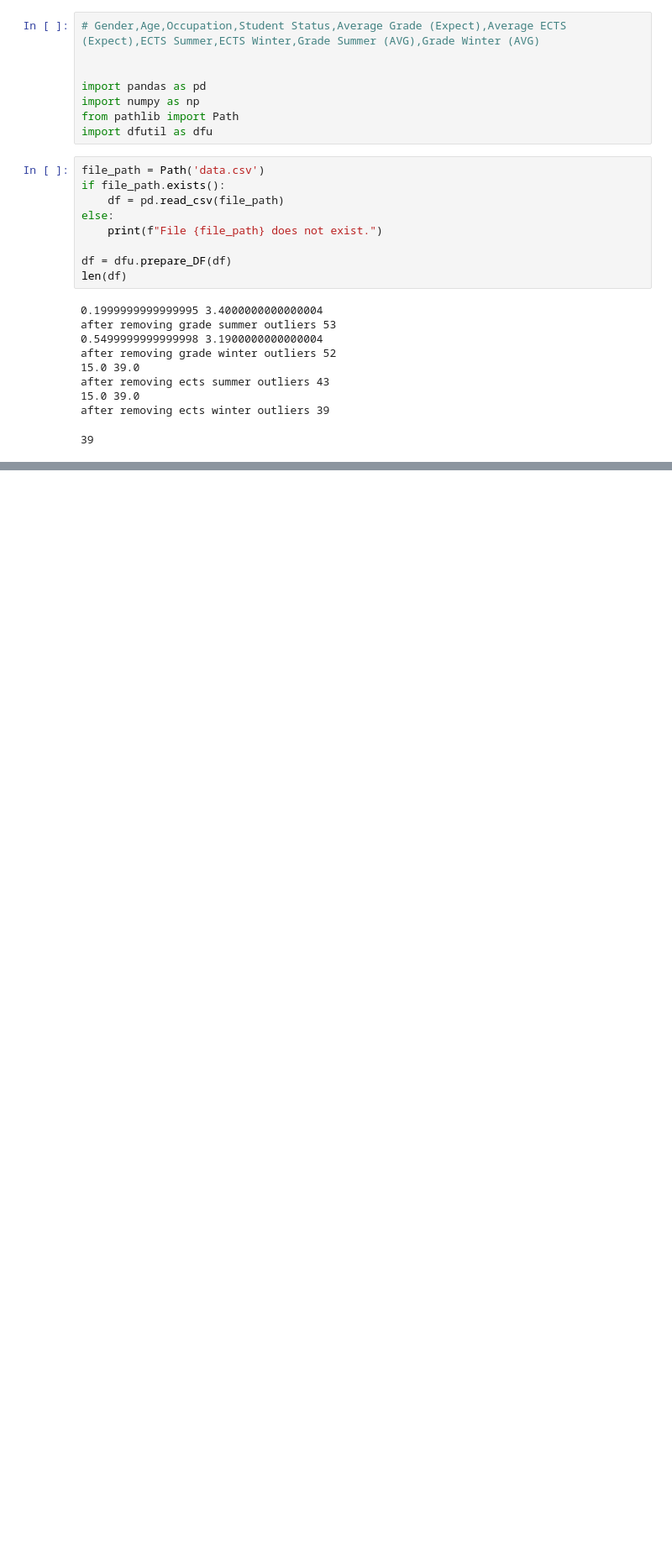
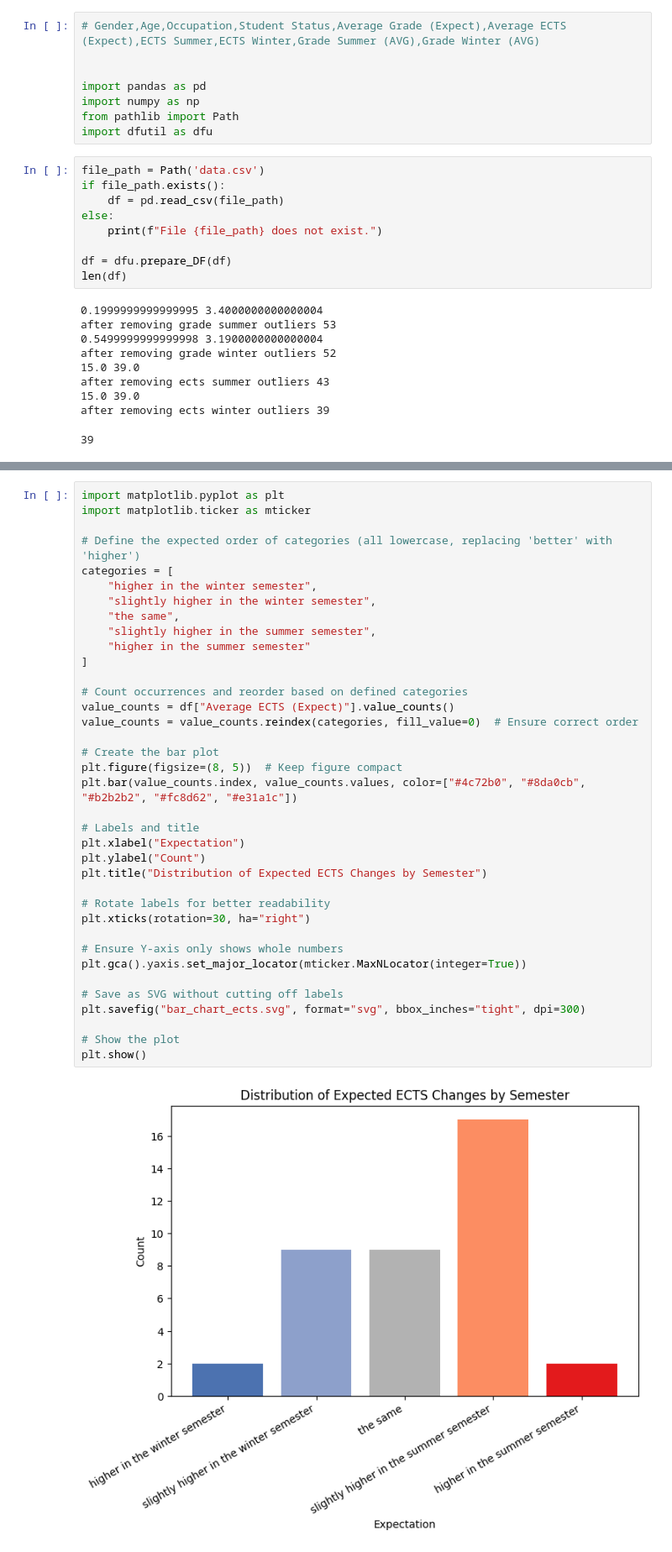
Before and after one commit to SH2282000/WAL, a Jupyter notebook: wal/plot_ects.ipynb, the cells around one changed output, grey strips where cells are left out. Shown at 84% size. Saved outputs shown, nothing was run; the diff lists cells and outputs as text; blank space fills up the shorter version.

```diff
--- a/wal/plot_ects.ipynb
+++ b/wal/plot_ects.ipynb
@@ -77,0 +80,39 @@ plt.show()
+# %%
+import matplotlib.pyplot as plt
+import matplotlib.ticker as mticker
+
+# Define the expected order of categories (all lowercase, replacing 'better' with 'higher')
+categories = [
+    "higher in the winter semester",
+    "slightly higher in the winter semester",
+    "the same",
+    "slightly higher in the summer semester",
+    "higher in the summer semester"
+]
+
+# Count occurrences and reorder based on defined categories
+value_counts = df["Average ECTS (Expect)"].value_counts()
+value_counts = value_counts.reindex(categories, fill_value=0)  # Ensure correct order
+
+# Create the bar plot
+plt.figure(figsize=(8, 5))  # Keep figure compact
+plt.bar(value_counts.index, value_counts.values, color=["#4c72b0", "#8da0cb", "#b2b2b2", "#fc8d62", "#e31a1c"])
+
+# Labels and title
+plt.xlabel("Expectation")
+plt.ylabel("Count")
+plt.title("Distribution of Expected ECTS Changes by Semester")
+
+# Rotate labels for better readability
+plt.xticks(rotation=30, ha="right")
+
+# Ensure Y-axis only shows whole numbers
+plt.gca().yaxis.set_major_locator(mticker.MaxNLocator(integer=True))
+
+# Save as SVG without cutting off labels
+plt.savefig("bar_chart_ects.svg", format="svg", bbox_inches="tight", dpi=300)
+
+# Show the plot
+plt.show()
+# %% [output]
+[figure, added]
```
Also changed, not shown: parts of 4 cells of this notebook, 2 other files.
